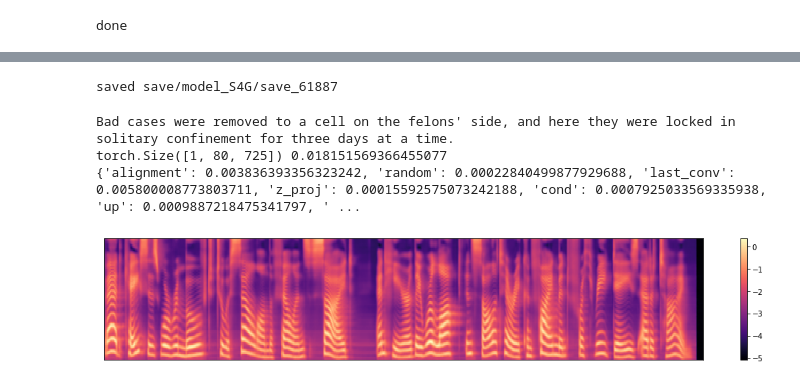
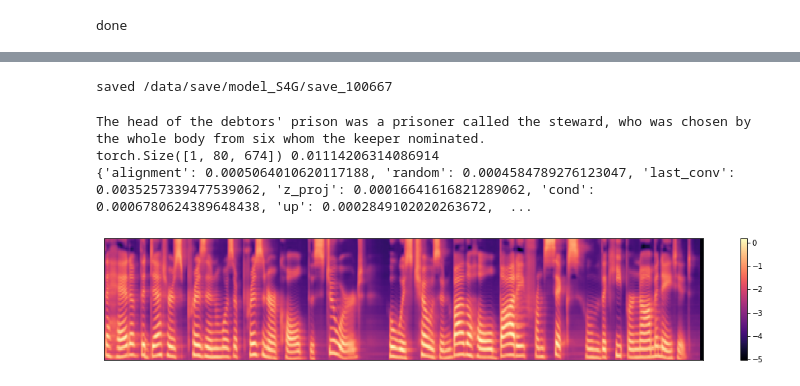
Before and after one commit to scpark20/kimchi-tts, a Jupyter notebook: train_S4G.ipynb, the cells around one changed output, grey strips where cells are left out. Saved outputs shown, nothing was run; the diff lists cells and outputs as text; code cells hidden in the pictures.

```diff
--- a/train_S4G.ipynb
+++ b/train_S4G.ipynb
@@ -70,7 +71,7 @@ model = Model(stt_hparams, tts_hparams)
 model = model.cuda()
 optimizer = torch.optim.Adam(model.parameters(), lr=tts_hparams.lr, weight_decay=tts_hparams.weight_decay)
 
-step = 100000
+step = 100667
 
 size = sizeof_fmt(4 * sum(p.numel() for p in model.parameters()))
 print(f"Model size {size}")
@@ -97,5 +101,5 @@ MelDecoder size 94.9MiB
 # %%
-trainset = LJDataset(tts_hparams)
+trainset = LJDataset(tts_hparams, split='full')
 collate_fn = TextMelCollate(tts_hparams)
 train_loader = torch.utils.data.DataLoader(trainset, num_workers=8, #tts_hparams.num_workers,
                           shuffle=True, sampler=None, batch_size=tts_hparams.batch_size, pin_memory=False,
@@ -275,43 +262,43 @@ TypeError: object of type 'NoneType' has no len()
 # %%
 logger.save(step, model, optimizer)
 # %% [output]
-saved save/model_S4G/save_61887
+saved /data/save/model_S4G/save_100667
 # %%
 import matplotlib.pyplot as plt
 import librosa.display
 import numpy as np
 import time
 
 for i, batch in enumerate(test_loader):
     batch = to_cuda(batch)
-    if i == 15:
+    if i == 20:
         break
 print(batch['strings'][0])
 
 model.eval()
 with torch.no_grad():
     index = 0
     times = []
     for _ in range(10):
         t0 = time.time()
-        samples, time_dict = model.inference(batch['text'][0:1], None, None, temperature=1.0, clip=2)
+        samples, time_dict = model.inference(batch['text'][0:1], None, None, temperature=1.0)
         t1 = time.time()
         times.append(t1 - t0)
     times = np.array(times)
     print(samples.shape, np.mean(times))
     print(time_dict)
 
     plt.figure(figsize=[18, 3])
     _x = batch['mels'].data.cpu().numpy()
     _s = samples.data.cpu().numpy()
     librosa.display.specshow(_s[index])
     plt.colorbar()
     plt.show()
 # %% [output]
-Bad cases were removed to a cell on the felons' side, and here they were locked in solitary confinement for three days at a time.
-torch.Size([1, 80, 725]) 0.018151569366455077
-{'alignment': 0.003836393356323242, 'random': 0.00022840499877929688, 'last_conv': 0.005800008773803711, 'z_proj': 0.00015592575073242188, 'cond': 0.0007925033569335938, 'up': 0.0009887218475341797, ' ...
+The head of the debtors' prison was a prisoner called the steward, who was chosen by the whole body from six whom the keeper nominated.
+torch.Size([1, 80, 674]) 0.01114206314086914
+{'alignment': 0.0005064010620117188, 'random': 0.0004584789276123047, 'last_conv': 0.0035257339477539062, 'z_proj': 0.00016641616821289062, 'cond': 0.0006780624389648438, 'up': 0.0002849102020263672,  ...
-[figure, old version]
+[figure, new version]
 # %%
 vocoder.eval()
 with torch.no_grad():
```
Also changed, not shown: parts of 7 cells of this notebook, 12 other files.
